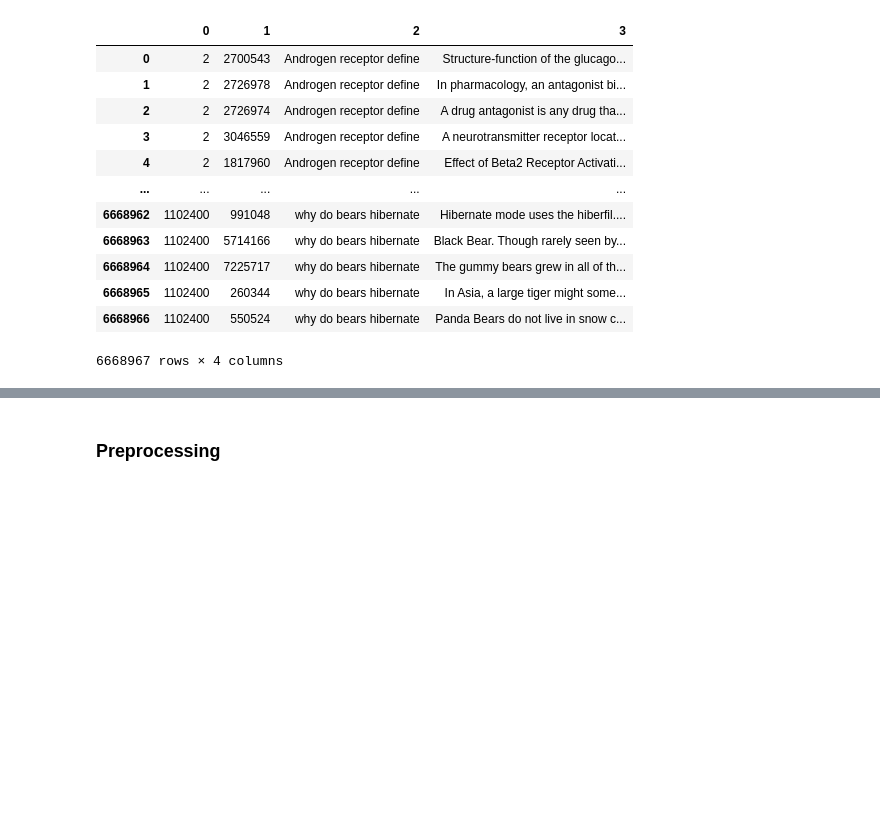
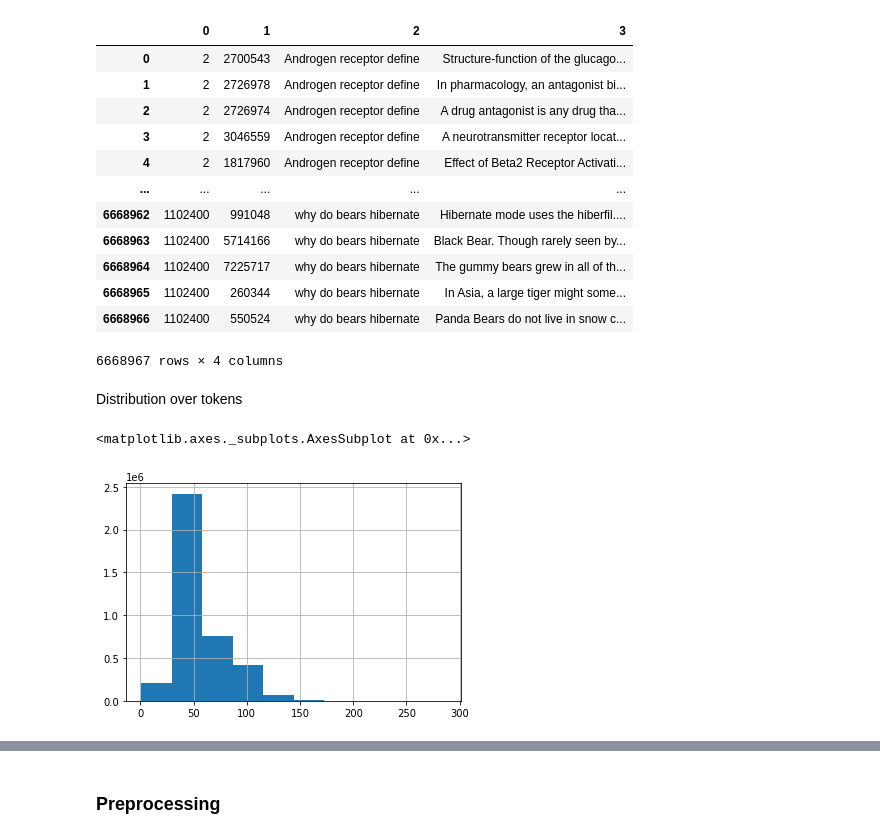
Before and after one commit to Prakhar314/COL764-Podcast-Search, a Jupyter notebook: pointwise.ipynb, the cells around one changed output, grey strips where cells are left out. Saved outputs shown, nothing was run; the diff lists cells and outputs as text; code cells hidden in the pictures; blank space fills up the shorter version.

Commit message:
add hists, pointwise

```diff
--- a/pointwise.ipynb
+++ b/pointwise.ipynb
@@ -136,3 +136,10 @@ top1000
 | 6668965 | 1102400 | 260344 | why do bears hibernate | In Asia, a large tiger might some... |
 | 6668966 | 1102400 | 550524 | why do bears hibernate | Panda Bears do not live in snow c... |
 6668967 rows × 4 columns
+# %% [markdown]
+Distribution over tokens
+# %%
+pd.DataFrame(top1000[3].unique()).apply(lambda x:len(x[0].split()),axis=1).hist()
+# %% [output]
+<matplotlib.axes._subplots.AxesSubplot at 0x...>
+[figure, added]
```
Also changed, not shown: parts of 4 cells of this notebook.
